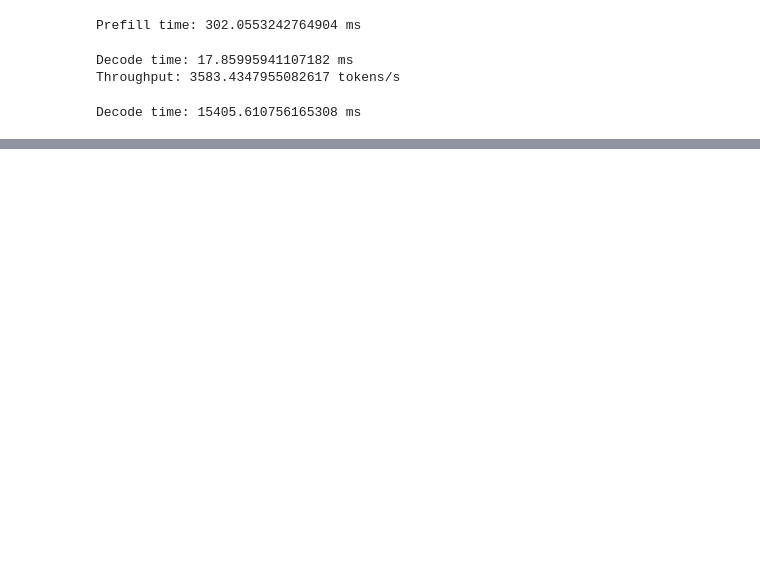
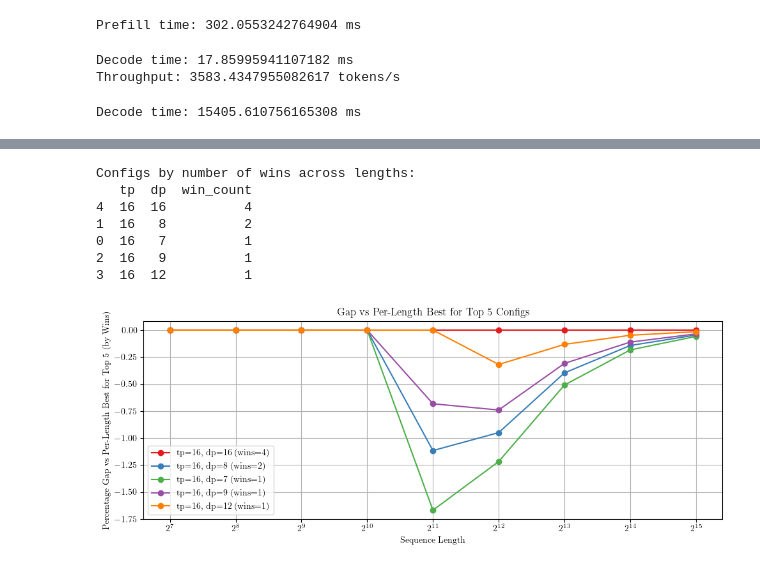
Before and after one commit to NathanRignall/llm-scheduling, a Jupyter notebook: notebooks/simulator.ipynb, the cells around one changed output, grey strips where cells are left out. Drawn from its saved outputs; the diff is of its cells as text; code cells hidden in the pictures; blank space fills up the shorter version.

```diff
--- a/notebooks/simulator.ipynb
+++ b/notebooks/simulator.ipynb
@@ -186,0 +161,62 @@ plt.show()
+# %%
+import pandas as pd
+import matplotlib.pyplot as plt
+
+# Build DataFrame
+df = pd.DataFrame(results)
+
+# --- 1) “Winner count” metric ---
+# find, for each sequence_length, the best throughput
+idx = df.groupby('sequence_length')['throughput'].idxmax()
+winners = df.loc[idx, ['tp','dp','sequence_length','throughput']]
+
+# count wins per (tp,dp)
+best_counts = (
+    winners
+    .groupby(['tp','dp'])
+    .size()
+    .reset_index(name='win_count')
+    .sort_values('win_count', ascending=False)
+)
+print("Configs by number of wins across lengths:")
+print(best_counts.head())
+
+# pick top 5 configs
+top5 = best_counts.head(5)
+
+# prepare per-length-best lookup
+per_len_best = winners.set_index('sequence_length')['throughput']
+
+# --- plot gaps for each of the top 5 configs ---
+plt.figure(figsize=(10,4))
+for _, row in top5.iterrows():
+    tp, dp, wins = int(row.tp), int(row.dp), int(row.win_count)
+    series = (
+        df[(df.tp==tp)&(df.dp==dp)]
+        .set_index('sequence_length')['throughput']
+    )
+    # percentage gap vs per-length best
+    pct_gap = (series - per_len_best) / per_len_best * 100.0
+    plt.plot(
+        pct_gap.index, pct_gap.values,
+        marker='o',
+        label=f"tp={tp}, dp={dp} (wins={wins})"
+    )
+
+plt.xscale('log', base=2)
+plt.xlabel('Sequence Length')
+plt.ylabel('Percentage Gap vs Per-Length Best for Top 5 (by Wins)')
+plt.title('Gap vs Per-Length Best for Top 5 Configs')
+plt.legend()
+plt.grid(True)
+plt.tight_layout()
+plt.show()
+# %% [output]
+Configs by number of wins across lengths:
+   tp  dp  win_count
+4  16  16          4
+1  16   8          2
+0  16   7          1
+2  16   9          1
+3  16  12          1
+[figure, added]
```
Also changed, not shown: parts of 2 cells of this notebook, 1 other file.
